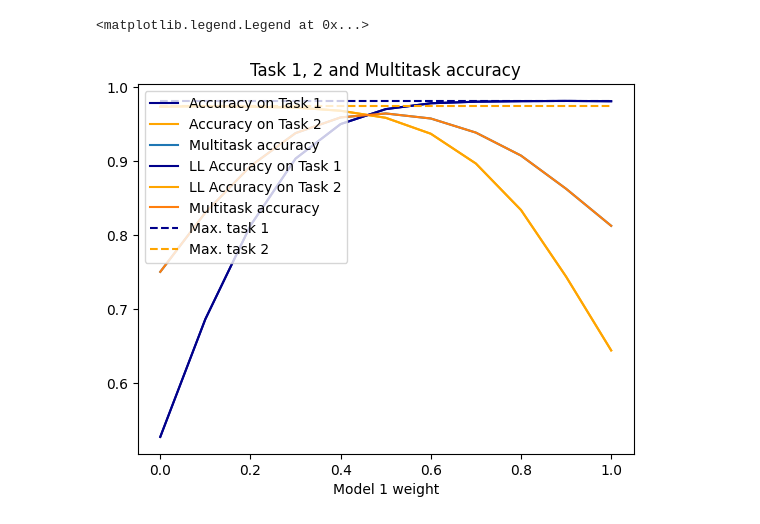
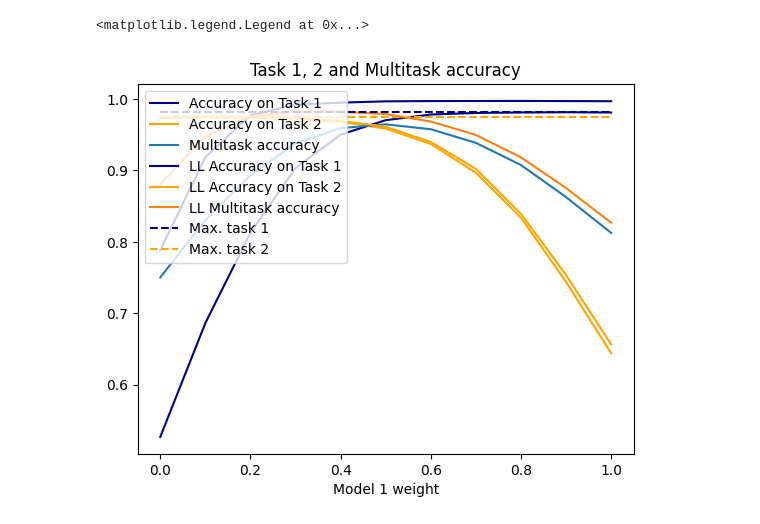
Before and after one commit to dennis-grinwald/task_vectors, a Jupyter notebook: analysis/accs.ipynb, the cells around one changed output. Drawn from its saved outputs; the diff is of its cells as text; code cells hidden in the pictures.

```diff
--- a/analysis/accs.ipynb
+++ b/analysis/accs.ipynb
@@ -28,35 +28,35 @@ plt.plot(
 )
 plt.plot(
     cleaned_keys,
-    np.array(list(test_acc_dict.values()))[:,0], color='darkblue', label='LL Accuracy on Task 1'
+    np.array(list(last_layer_test_acc_dict.values()))[:,0], color='darkblue', label='LL Accuracy on Task 1'
 )
 plt.plot(
     cleaned_keys,
-    np.array(list(test_acc_dict.values()))[:,1], color='orange', label='LL Accuracy on Task 2'
+    np.array(list(last_layer_test_acc_dict.values()))[:,1], color='orange', label='LL Accuracy on Task 2'
 )
 plt.plot(
     cleaned_keys,
-    np.array(list(test_acc_dict.values()))[:,2], label='Multitask accuracy'
+    np.array(list(last_layer_test_acc_dict.values()))[:,2], label='LL Multitask accuracy'
 )
 
 plt.hlines(
     max(np.array(list(test_acc_dict.values()))[:,0]), 0,1.0, color='darkblue', linestyle='--', label='Max. task 1'
 )
 plt.hlines(
     max(np.array(list(test_acc_dict.values()))[:,1]), 0,1.0, color='orange', linestyle='--', label='Max. task 2'
 )
 plt.xlabel(
     'Model 1 weight'
 )
 # plt.ylim(
 #     0.96,0.99
 # )
 plt.title(
     'Task 1, 2 and Multitask accuracy'
 )
 plt.legend(
     loc='upper left'
 )
 # %% [output]
 <matplotlib.legend.Legend at 0x...>
-[figure, old version]
+[figure, new version]
```
Also changed, not shown: 1 other file.
